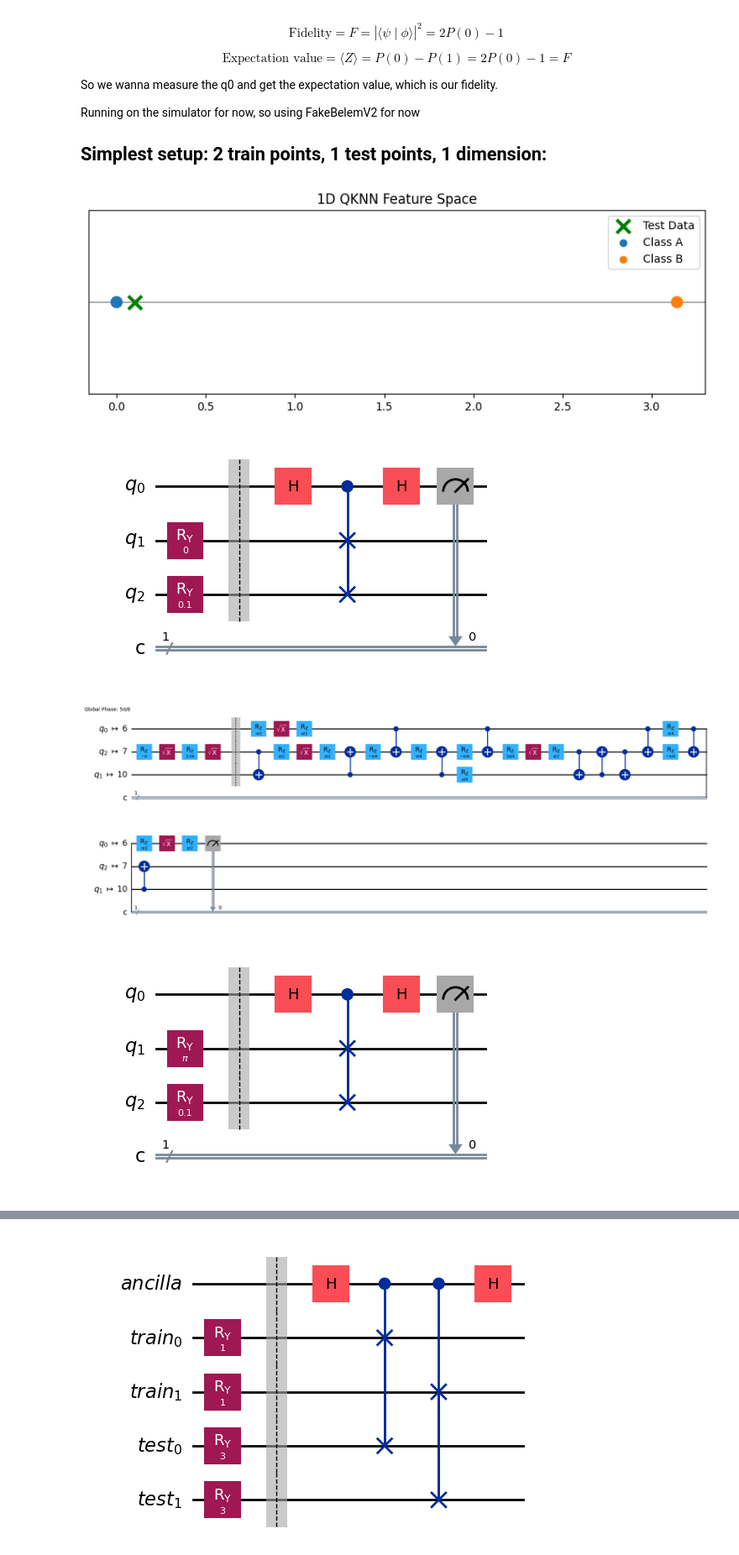
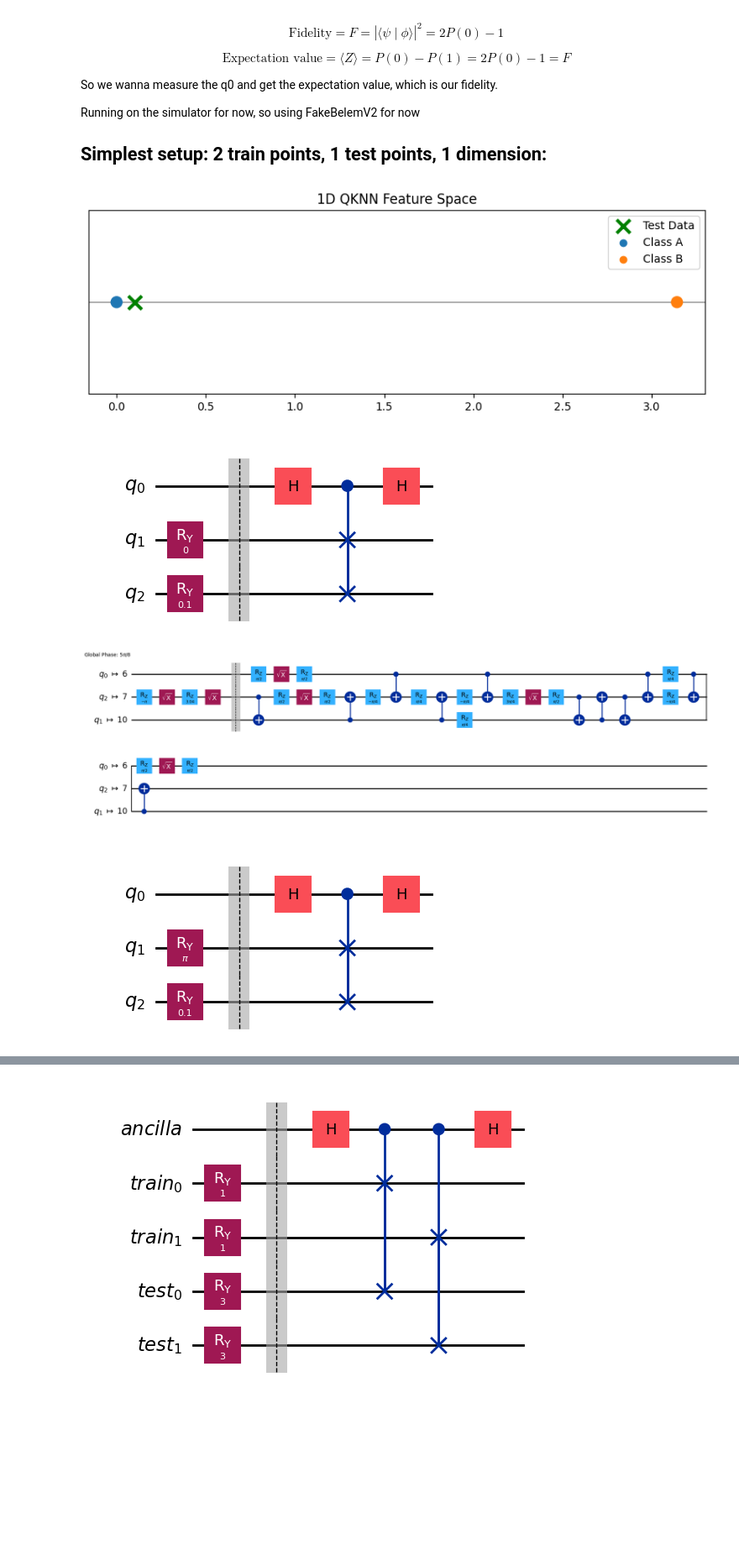
Before and after one commit to Aadipat/QuantumEngineeringProjectGroup8, a Jupyter notebook: simplest_swap_test.ipynb, the cells around one changed output, grey strips where cells are left out. Shown at 84% size. Saved outputs shown, nothing was run; the diff lists cells and outputs as text; code cells hidden in the pictures; blank space fills up the shorter version.

```diff
--- a/simplest_swap_test.ipynb
+++ b/simplest_swap_test.ipynb
@@ -43,8 +43,6 @@ from typing import List, Tuple
 from sklearn.datasets import load_iris
 from sklearn.preprocessing import MinMaxScaler
 from sklearn.model_selection import train_test_split
-from qiskit_ibm_runtime import QiskitRuntimeService
-from qiskit_ibm_runtime import SamplerV2
 
 def visualize_1d(train_data, train_labels, test_data):
     unique_labels = sorted(list(set(train_labels)))
@@ -73,7 +71,7 @@ def visualize_1d(train_data, train_labels, test_data):
     plt.show()
 
 def compute_fidelity_1d(train_val, test_val):
-    qc = QuantumCircuit(3, 1) # 1 for ancilla, 1 for 1 dimension train data, 1 for 1 dimension test data
+    qc = QuantumCircuit(3) # 1 for ancilla, 1 for 1 dimension train data, 1 for 1 dimension test data
 
     # 1. Encoding
     qc.ry(train_val, 1)
@@ -85,41 +83,37 @@ def compute_fidelity_1d(train_val, test_val):
     qc.cswap(0, 1, 2)
     qc.h(0)
 
-    qc.measure(0, 0)
-
-    display(qc.draw('mpl'))
-    # print(qc.draw('latex_source'))
+    display(qc.draw("mpl"))
 
     isa = pm.run(qc)
-    display(isa.draw('mpl'))
-    #print(isa.draw('latex_source'))
+    display(isa.draw("mpl"))
     obs = observable.apply_layout(isa.layout)
     estimator = EstimatorV2(backend)
     job = estimator.run([(isa, obs)], precision=0.01)
     result = job.result()
 
     return result[0].data.evs
 
 train_points = [0, np.pi]
 train_labels = ['Class A', 'Class B']
 test_point = 0.1
 
 visualize_1d([np.array([x]) for x in train_points], train_labels, [np.array([test_point])])
 
 backend = FakeGuadalupeV2()
 pm = generate_preset_pass_manager(backend=backend, optimization_level=1)
 observable = SparsePauliOp("IIZ") # Measure q0
 
 fid1 = compute_fidelity_1d(train_points[0], test_point)
 fid2 = compute_fidelity_1d(train_points[1], test_point)
 
 print(f"Fidelity Train 1 (Pi): {fid1:.4f}")
 print(f"Fidelity Train 2 (0):  {fid2:.4f}")
 
 label = train_labels[0] if fid1 > fid2 else train_lables[1]
 print(f"Prediction: {label}")
 # %% [output]
 [figure]
-[figure, old version]
+[figure, new version]
-[figure, old version]
+[figure, new version]
-[figure, old version]
+[figure, new version]
```
Also changed, not shown: parts of 5 cells of this notebook.
